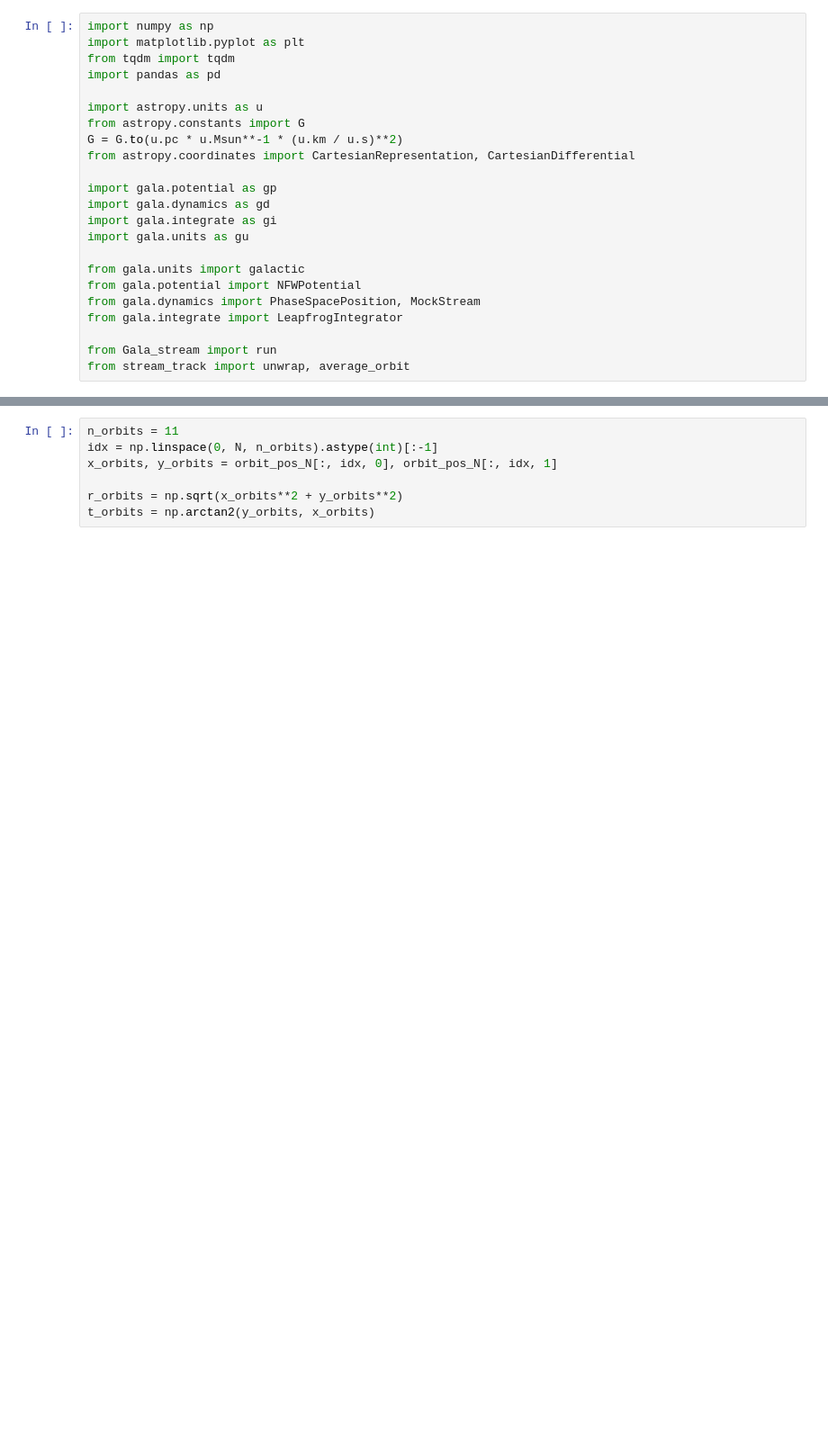
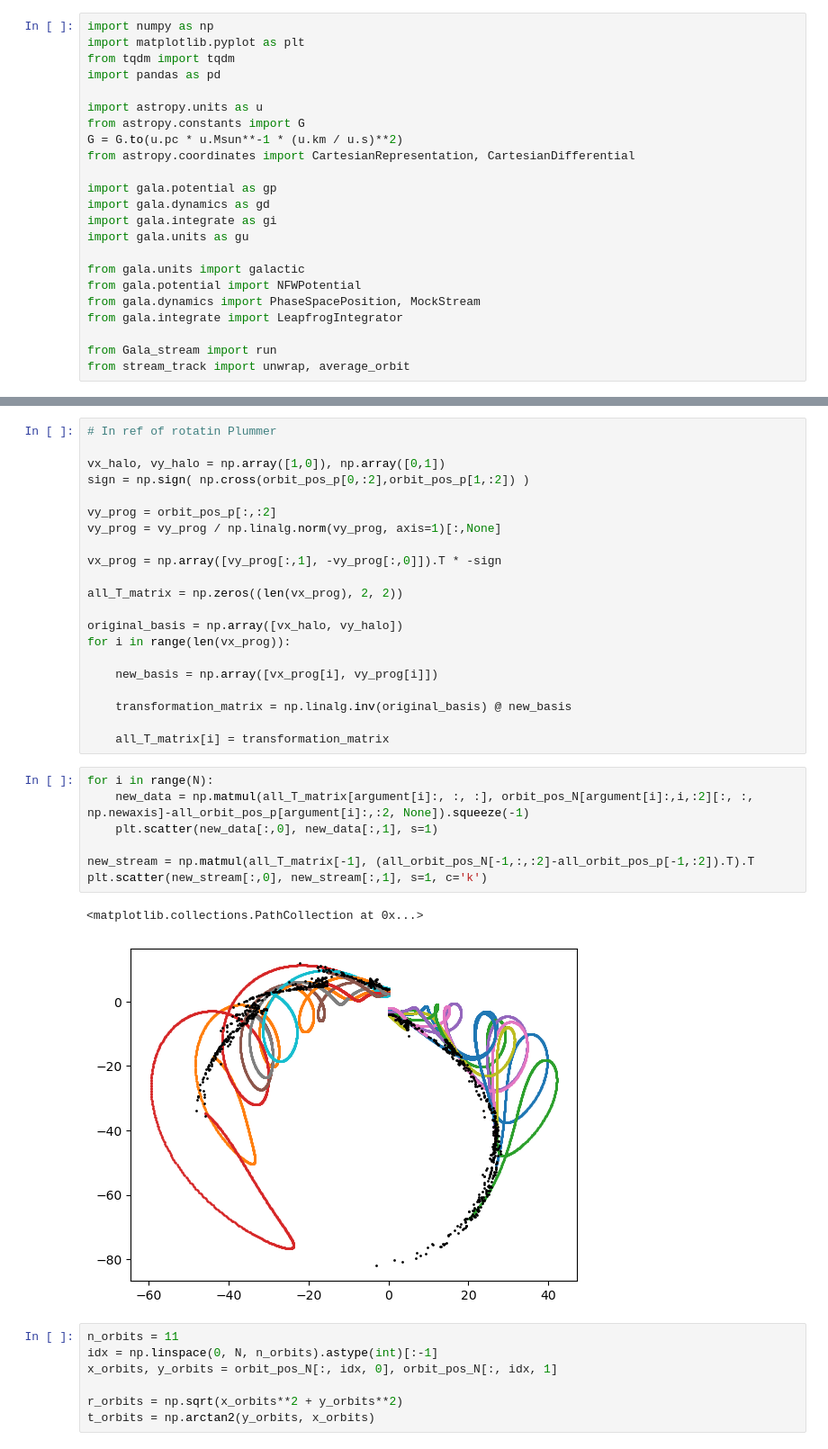
Before and after one commit to David-Chemaly/Nibaueur2023, a Jupyter notebook: Gala_stream.ipynb, the cells around one changed output, grey strips where cells are left out. Shown at 90% size. Drawn from its saved outputs; the diff is of its cells as text; blank space fills up the shorter version.

```diff
--- a/Gala_stream.ipynb
+++ b/Gala_stream.ipynb
@@ -52,3 +92,34 @@ plt.scatter(orbit_pos_N[-1, :, 0], orbit_pos_N[-1, :, 1], s=10)
+# %%
+# In ref of rotatin Plummer
+
+vx_halo, vy_halo = np.array([1,0]), np.array([0,1])
+sign = np.sign( np.cross(orbit_pos_p[0,:2],orbit_pos_p[1,:2]) )
+
+vy_prog = orbit_pos_p[:,:2]
+vy_prog = vy_prog / np.linalg.norm(vy_prog, axis=1)[:,None]
+
+vx_prog = np.array([vy_prog[:,1], -vy_prog[:,0]]).T * -sign
+
+all_T_matrix = np.zeros((len(vx_prog), 2, 2))
+
+original_basis = np.array([vx_halo, vy_halo])
+for i in range(len(vx_prog)):
+
+    new_basis = np.array([vx_prog[i], vy_prog[i]])
+
+    transformation_matrix = np.linalg.inv(original_basis) @ new_basis
+
+    all_T_matrix[i] = transformation_matrix
+# %%
+for i in range(N):
+    new_data = np.matmul(all_T_matrix[argument[i]:, :, :], orbit_pos_N[argument[i]:,i,:2][:, :, np.newaxis]-all_orbit_pos_p[argument[i]:,:2, None]).squeeze(-1)
+    plt.scatter(new_data[:,0], new_data[:,1], s=1)
+
+new_stream = np.matmul(all_T_matrix[-1], (all_orbit_pos_N[-1,:,:2]-all_orbit_pos_p[-1,:2]).T).T
+plt.scatter(new_stream[:,0], new_stream[:,1], s=1, c='k')
+# %% [output]
+<matplotlib.collections.PathCollection at 0x...>
+[figure, added]
 # %%
 n_orbits = 11
 idx = np.linspace(0, N, n_orbits).astype(int)[:-1]
```
Also changed, not shown: parts of 6 cells of this notebook, 3 other files.
